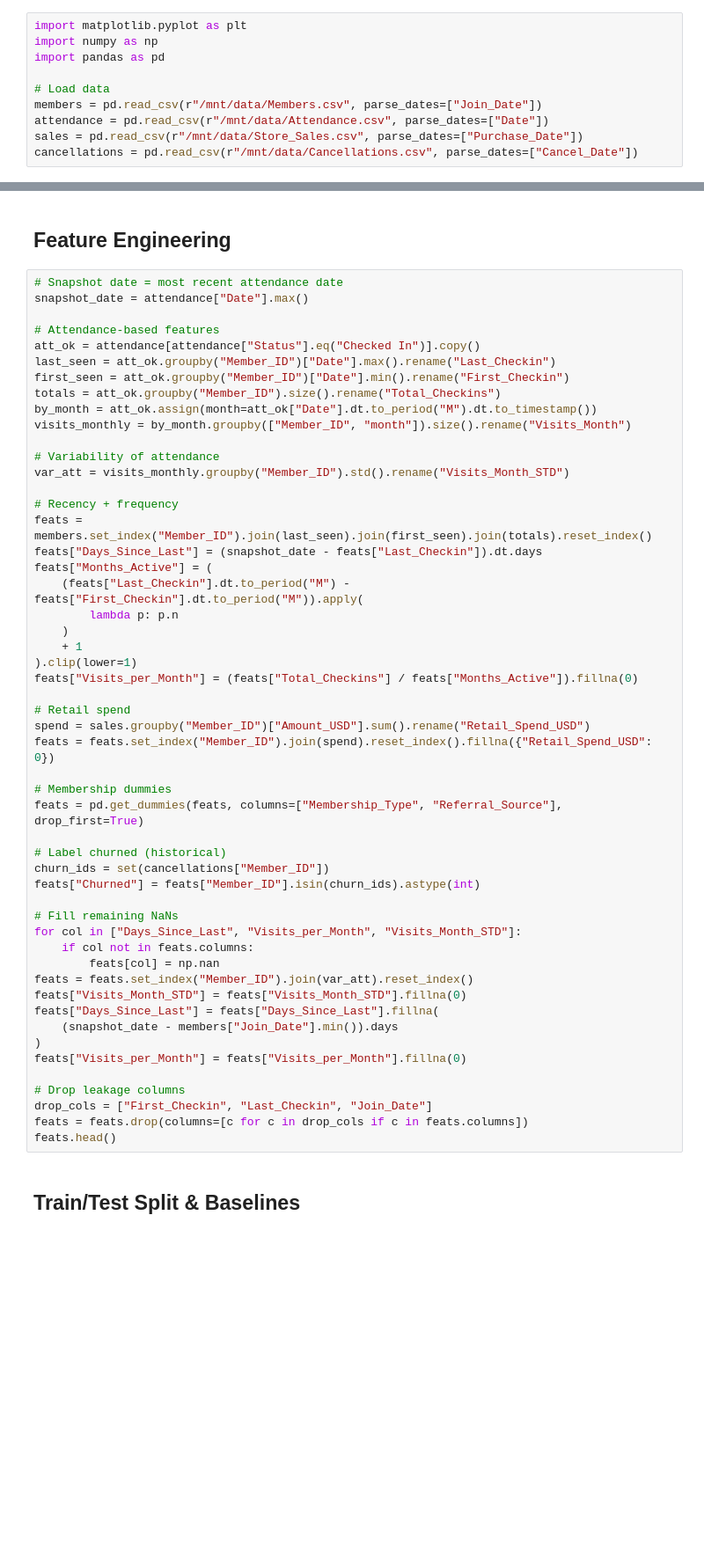
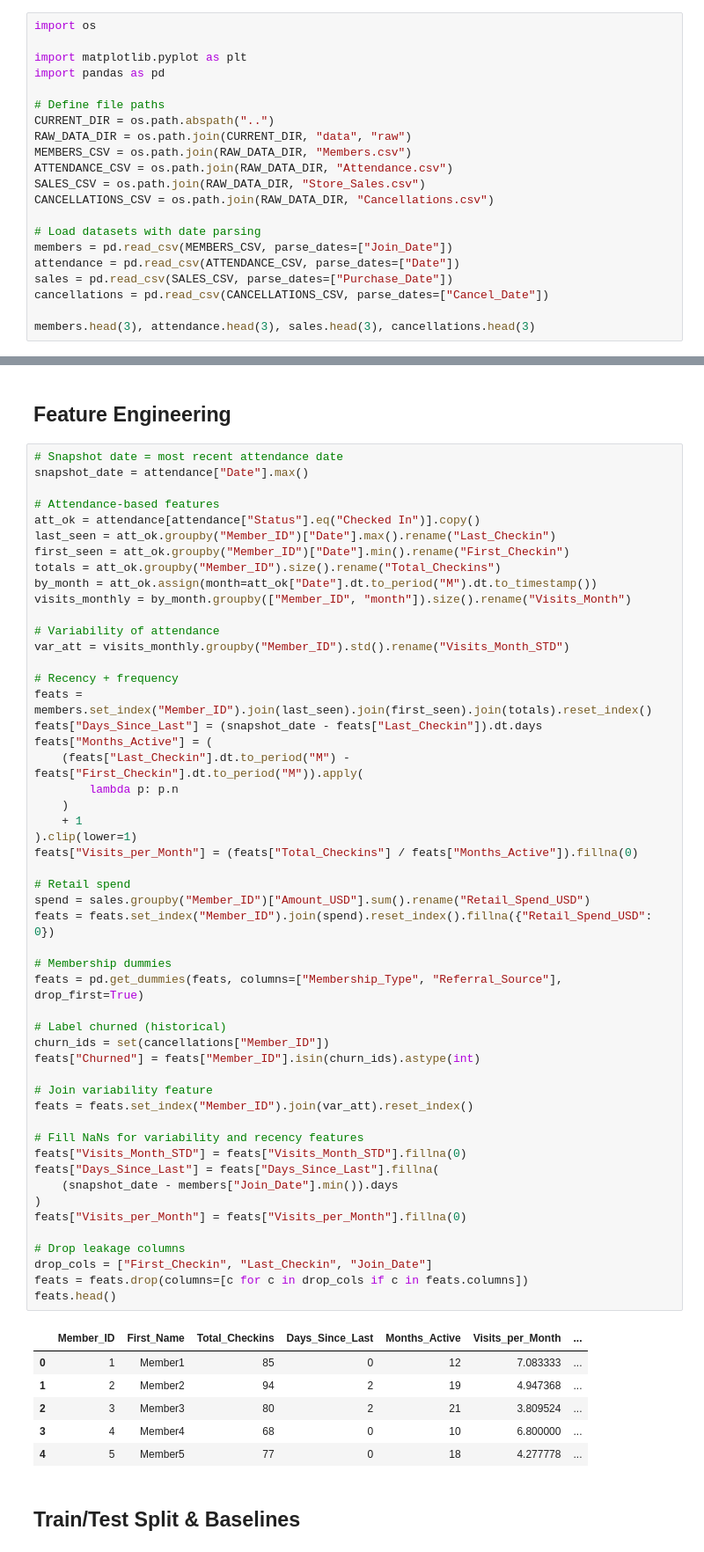
Before and after one commit to djmotley/CF-Buckhead-Analytics-Project, a Jupyter notebook: notebooks/02_modeling.ipynb, the cells around one changed output, grey strips where cells are left out. Shown: that part at 88% size. Drawn from its saved outputs; the diff is of its cells as text; blank space fills up the shorter version.

```diff
--- a/notebooks/02_modeling.ipynb
+++ b/notebooks/02_modeling.ipynb
@@ -2,12 +2,23 @@
 # CrossFit Retention Project — 02 Modeling
 Build a simple churn model to identify at-risk members using PushPress exports.
 # %%
+import os
+
 import matplotlib.pyplot as plt
-import numpy as np
 import pandas as pd
 
-# Load data
-members = pd.read_csv(r"/mnt/data/Members.csv", parse_dates=["Join_Date"])
-attendance = pd.read_csv(r"/mnt/data/Attendance.csv", parse_dates=["Date"])
-sales = pd.read_csv(r"/mnt/data/Store_Sales.csv", parse_dates=["Purchase_Date"])
-cancellations = pd.read_csv(r"/mnt/data/Cancellations.csv", parse_dates=["Cancel_Date"])
+# Define file paths
+CURRENT_DIR = os.path.abspath("..")
+RAW_DATA_DIR = os.path.join(CURRENT_DIR, "data", "raw")
+MEMBERS_CSV = os.path.join(RAW_DATA_DIR, "Members.csv")
+ATTENDANCE_CSV = os.path.join(RAW_DATA_DIR, "Attendance.csv")
+SALES_CSV = os.path.join(RAW_DATA_DIR, "Store_Sales.csv")
+CANCELLATIONS_CSV = os.path.join(RAW_DATA_DIR, "Cancellations.csv")
+
+# Load datasets with date parsing
+members = pd.read_csv(MEMBERS_CSV, parse_dates=["Join_Date"])
+attendance = pd.read_csv(ATTENDANCE_CSV, parse_dates=["Date"])
+sales = pd.read_csv(SALES_CSV, parse_dates=["Purchase_Date"])
+cancellations = pd.read_csv(CANCELLATIONS_CSV, parse_dates=["Cancel_Date"])
+
+members.head(3), attendance.head(3), sales.head(3), cancellations.head(3)
@@ -34,37 +62,43 @@ feats["Days_Since_Last"] = (snapshot_date - feats["Last_Checkin"]).dt.days
 feats["Months_Active"] = (
     (feats["Last_Checkin"].dt.to_period("M") - feats["First_Checkin"].dt.to_period("M")).apply(
         lambda p: p.n
     )
     + 1
 ).clip(lower=1)
 feats["Visits_per_Month"] = (feats["Total_Checkins"] / feats["Months_Active"]).fillna(0)
 
 # Retail spend
 spend = sales.groupby("Member_ID")["Amount_USD"].sum().rename("Retail_Spend_USD")
 feats = feats.set_index("Member_ID").join(spend).reset_index().fillna({"Retail_Spend_USD": 0})
 
 # Membership dummies
 feats = pd.get_dummies(feats, columns=["Membership_Type", "Referral_Source"], drop_first=True)
 
 # Label churned (historical)
 churn_ids = set(cancellations["Member_ID"])
 feats["Churned"] = feats["Member_ID"].isin(churn_ids).astype(int)
 
-# Fill remaining NaNs
-for col in ["Days_Since_Last", "Visits_per_Month", "Visits_Month_STD"]:
-    if col not in feats.columns:
-        feats[col] = np.nan
+# Join variability feature
 feats = feats.set_index("Member_ID").join(var_att).reset_index()
+
+# Fill NaNs for variability and recency features
 feats["Visits_Month_STD"] = feats["Visits_Month_STD"].fillna(0)
 feats["Days_Since_Last"] = feats["Days_Since_Last"].fillna(
     (snapshot_date - members["Join_Date"].min()).days
 )
 feats["Visits_per_Month"] = feats["Visits_per_Month"].fillna(0)
 
 # Drop leakage columns
 drop_cols = ["First_Checkin", "Last_Checkin", "Join_Date"]
 feats = feats.drop(columns=[c for c in drop_cols if c in feats.columns])
 feats.head()
+# %% [output]
+|  | Member_ID | First_Name | Total_Checkins | Days_Since_Last | Months_Active | Visits_per_Month | ... |
+| 0 | 1 | Member1 | 85 | 0 | 12 | 7.083333 | ... |
+| 1 | 2 | Member2 | 94 | 2 | 19 | 4.947368 | ... |
+| 2 | 3 | Member3 | 80 | 2 | 21 | 3.809524 | ... |
+| 3 | 4 | Member4 | 68 | 0 | 10 | 6.800000 | ... |
+| 4 | 5 | Member5 | 77 | 0 | 18 | 4.277778 | ... |
 # %% [markdown]
 ## Train/Test Split & Baselines
 # %%
```
Also changed, not shown: parts of 5 cells of this notebook, 2 other files.
